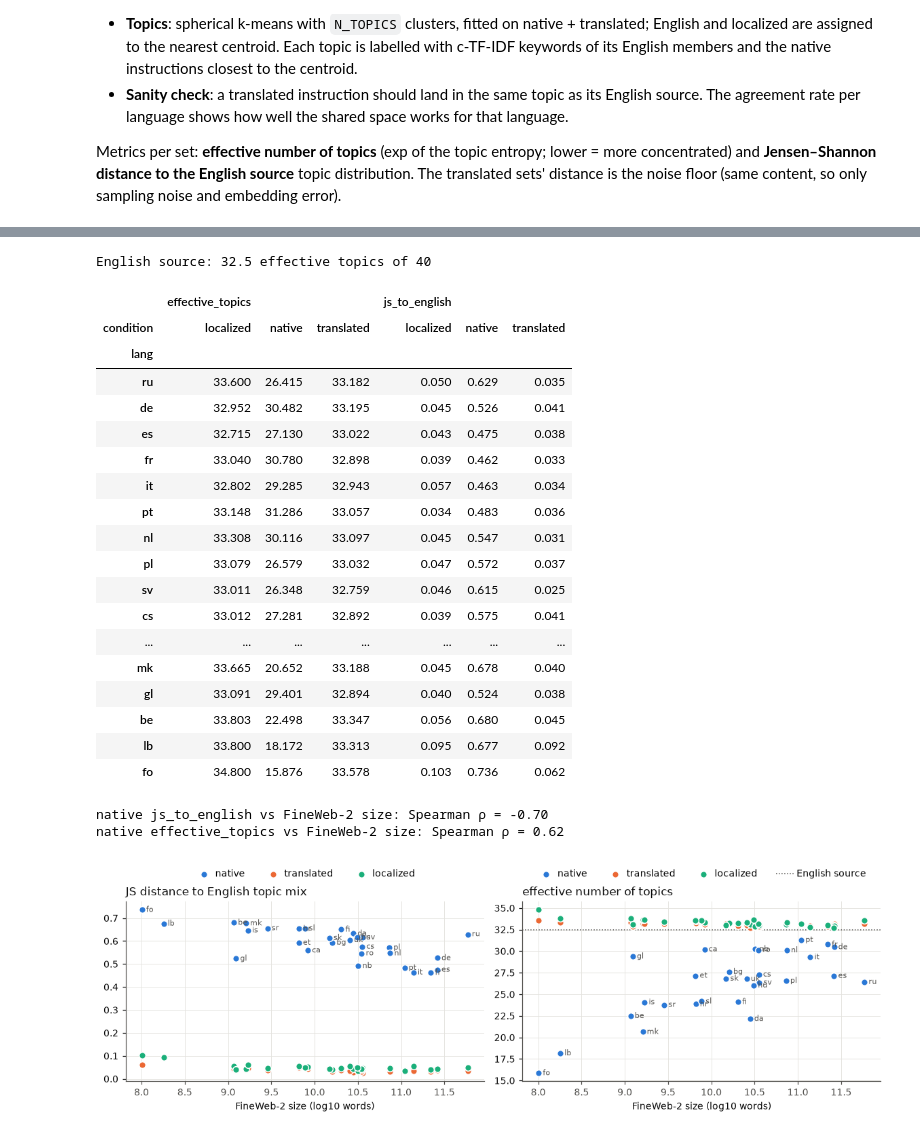
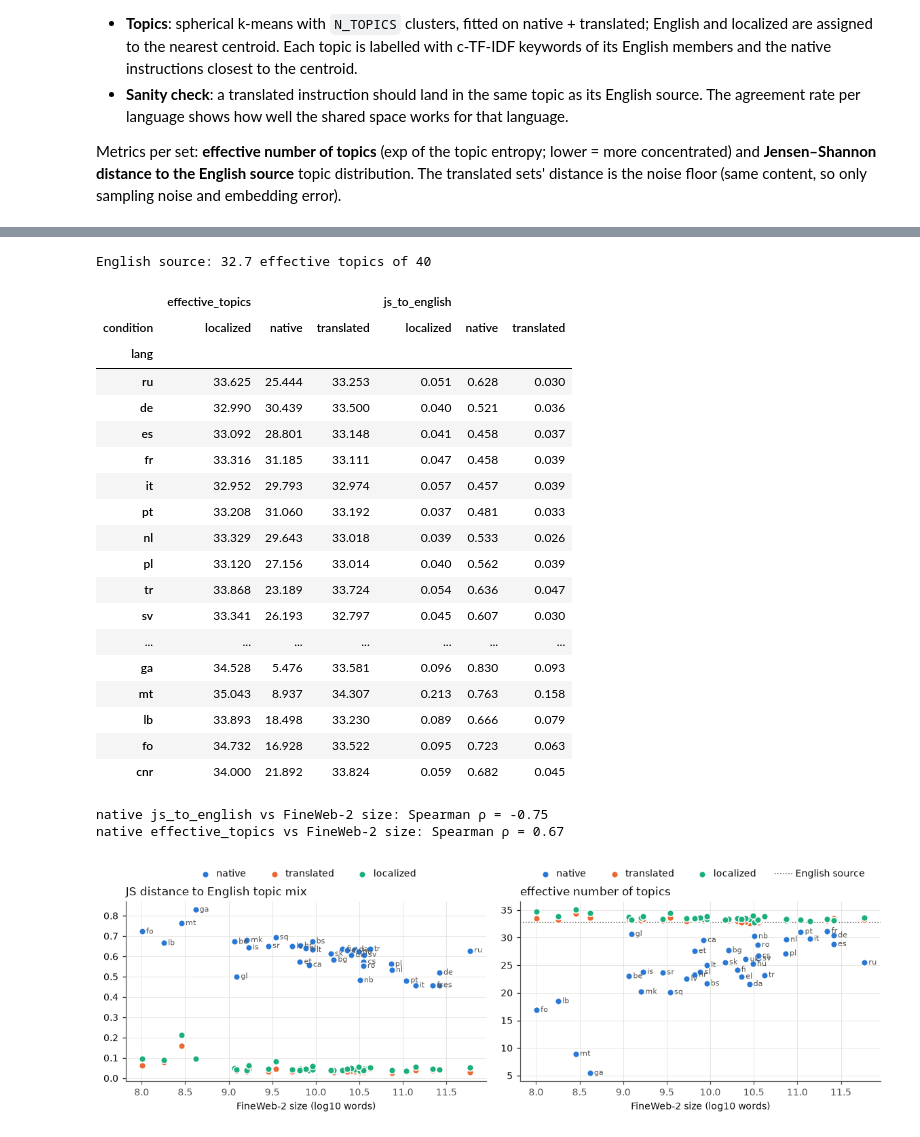
Before and after one commit to jekunz/magpie, a Jupyter notebook: analysis/compare_datasets.ipynb, the cells around one changed output, grey strips where cells are left out. Saved outputs shown, nothing was run; the diff lists cells and outputs as text; code cells hidden in the pictures.

```diff
--- a/analysis/compare_datasets.ipynb
+++ b/analysis/compare_datasets.ipynb
@@ -42,8 +43,8 @@ LANGS = {
     "ro": "Romanian", "uk": "Ukrainian", "hu": "Hungarian", "fi": "Finnish", "bg": "Bulgarian", "ca": "Catalan",
     "hr": "Croatian", "sk": "Slovak", "sr": "Serbian (Cyrillic)", "sl": "Slovenian", "et": "Estonian",
     "be": "Belarusian", "mk": "Macedonian", "gl": "Galician", "is": "Icelandic", "fo": "Faroese",
-    "lb": "Luxembourgish",
-    # add later: "el", "ga", "lv", "lt", "mt", "sq", "bs", "cnr", "tr"
+    "lb": "Luxembourgish", "tr": "Turkish", "el": "Greek", "lt": "Lithuanian", "bs": "Bosnian", "lv": "Latvian",
+    "sq": "Albanian", "ga": "Irish", "mt": "Maltese", "cnr": "Montenegrin",
 }
 
 # Resourcedness: number of words in the FineWeb-2 train split, from fineweb2-language-distribution.csv
@@ -79,7 +80,7 @@ RESOURCE = {
     "be":   1_166_541_148,  # bel_Cyrl
     "lb":     179_951_556,  # ltz_Latn
     "fo":     101_180_563,  # fao_Latn
-    # new languages, for when they are added to LANGS:
+    # added later:
     "tr":  41_933_799_420,  # tur_Latn
     "el":  22_827_957_288,  # ell_Grek
     "lt":   9_132_828_961,  # lit_Latn
@@ -93,6 +94,7 @@ RESOURCE = {
 # Tiers for grouping, derived from RESOURCE: high >= 50B words, mid >= 5B, low < 5B.
 TIER_ORDER = ["high", "mid", "low"]
 TIER = {c: "high" if w >= 50e9 else "mid" if w >= 5e9 else "low" for c, w in RESOURCE.items()}
+TIER["cnr"] = "low"   # no FineWeb-2 subset (its web text is labelled Serbian/Bosnian/Croatian); left out of size plots
 
 SEED = 42
 TOKEN_BUDGET = {"instruction": 100_000, "response": 1_000_000}   # word tokens per set for lexical metrics
@@ -899,21 +895,25 @@ for code in LANGS:
             sub = df[df["id"].isin(en_ids)]
         topic_texts[(cond, code)] = sub[["id", "instruction"]].reset_index(drop=True)
 
-keys = [f"{c}|{l}" for c, l in topic_texts]
-if TOPIC_CACHE.exists() and set(np.load(TOPIC_CACHE).files) == set(keys):
-    cache = np.load(TOPIC_CACHE)
-    topic_emb = {tuple(k.split("|")): cache[k] for k in keys}
-    print(f"Loaded embeddings from {TOPIC_CACHE}")
-else:
+def load_encoder():
     device = pick_device()
     tok = AutoTokenizer.from_pretrained(EMBED_MODEL)
-    enc_model = AutoModel.from_pretrained(EMBED_MODEL, dtype=torch.float16 if device != "cpu" else torch.float32)
-    enc_model = enc_model.to(device).eval()
-    topic_emb = {}
-    for k, (key, df) in enumerate(topic_texts.items()):
-        topic_emb[key] = embed_texts(df["instruction"].fillna("").tolist(), enc_model, tok, device)
-        print(f"\r{k + 1}/{len(topic_texts)} sets embedded on {device}", end="", flush=True)
+    model = AutoModel.from_pretrained(EMBED_MODEL, dtype=torch.float16 if device != "cpu" else torch.float32)
+    return model.to(device).eval(), tok, device
+
+# Embeddings are cached per set; only sets missing from the cache are embedded.
+cache = dict(np.load(TOPIC_CACHE)) if TOPIC_CACHE.exists() else {}
+topic_emb = {key: cache[f"{key[0]}|{key[1]}"] for key, df in topic_texts.items()
+             if len(cache.get(f"{key[0]}|{key[1]}", [])) == len(df)}
+todo = [key for key in topic_texts if key not in topic_emb]
+print(f"{len(topic_emb)} sets loaded from {TOPIC_CACHE}, {len(todo)} to embed")
+if todo:
+    enc_model, tok, device = load_encoder()
+    for k, key in enumerate(todo):
+        topic_emb[key] = embed_texts(topic_texts[key]["instruction"].fillna("").tolist(), enc_model, tok, device)
+        print(f"\r{k + 1}/{len(todo)} sets embedded on {device}", end="", flush=True)
     np.savez(TOPIC_CACHE, **{f"{c}|{l}": e for (c, l), e in topic_emb.items()})
     del enc_model
+del cache
 print({k: len(v) for k, v in list(topic_texts.items())[:4]}, "...")
 # %% [output]
@@ -1071,53 +1072,53 @@ topic_stats = pd.DataFrame([{"lang": code, "condition": cond, "effective_topics"
                             for (cond, code) in topic_lab if code != "en"])
 topic_stats.to_csv(OUT_DIR / "topic_stats.csv", index=False)
 print(f"English source: {effective_topics(p_en):.1f} effective topics of {N_TOPICS}")
 display(topic_stats.pivot(index="lang", columns="condition", values=["effective_topics", "js_to_english"])
         .loc[sorted(LANGS, key=lambda c: -RESOURCE.get(c, 0))].round(3))
 
 fig, axes = plt.subplots(1, 2, figsize=(11, 3.6))
 for ax, metric, label in [(axes[0], "js_to_english", "JS distance to English topic mix"),
                           (axes[1], "effective_topics", "effective number of topics")]:
     for cond in CONDITIONS:
-        d = topic_stats[topic_stats.condition == cond]
+        d = topic_stats[(topic_stats.condition == cond) & topic_stats.lang.isin(RESOURCE)]
         x = np.log10([RESOURCE[c] for c in d["lang"]])
         ax.scatter(x, d[metric], s=40, color=COLORS[cond], edgecolor="white", linewidth=1, zorder=3, label=cond)
         if cond == "native":
             for xi, yi, c in zip(x, d[metric], d["lang"]):
                 ax.annotate(c, (xi, yi), xytext=(4, 0), textcoords="offset points", fontsize=7, color=INK_MUTED,
                             va="center")
             r = pd.Series(x).rank().corr(d[metric].reset_index(drop=True).rank())
             print(f"native {metric} vs FineWeb-2 size: Spearman ρ = {r:.2f}")
     if metric == "effective_topics":
         ax.axhline(effective_topics(p_en), color=INK_MUTED, linewidth=1, linestyle=":", label="English source")
     ax.set_xlabel("FineWeb-2 size (log10 words)")
     ax.set_title(label, loc="left", color=INK)
     ax.legend(loc="lower center", bbox_to_anchor=(0.5, 1.08), ncol=4, handletextpad=0.2)
 fig.tight_layout()
 fig.savefig(OUT_DIR / "topics_vs_resource.pdf", bbox_inches="tight")
 # %% [output]
-English source: 32.5 effective topics of 40
+English source: 32.7 effective topics of 40
 |  | effective_topics |  |  | js_to_english |  |  |
 | condition | localized | native | translated | localized | native | translated |
 | lang |  |  |  |  |  |  |
-| ru | 33.600 | 26.415 | 33.182 | 0.050 | 0.629 | 0.035 |
-| de | 32.952 | 30.482 | 33.195 | 0.045 | 0.526 | 0.041 |
-| es | 32.715 | 27.130 | 33.022 | 0.043 | 0.475 | 0.038 |
-| fr | 33.040 | 30.780 | 32.898 | 0.039 | 0.462 | 0.033 |
-| it | 32.802 | 29.285 | 32.943 | 0.057 | 0.463 | 0.034 |
-| pt | 33.148 | 31.286 | 33.057 | 0.034 | 0.483 | 0.036 |
-| nl | 33.308 | 30.116 | 33.097 | 0.045 | 0.547 | 0.031 |
-| pl | 33.079 | 26.579 | 33.032 | 0.047 | 0.572 | 0.037 |
-| sv | 33.011 | 26.348 | 32.759 | 0.046 | 0.615 | 0.025 |
-| cs | 33.012 | 27.281 | 32.892 | 0.039 | 0.575 | 0.041 |
+| ru | 33.625 | 25.444 | 33.253 | 0.051 | 0.628 | 0.030 |
+| de | 32.990 | 30.439 | 33.500 | 0.040 | 0.521 | 0.036 |
+| es | 33.092 | 28.801 | 33.148 | 0.041 | 0.458 | 0.037 |
+| fr | 33.316 | 31.185 | 33.111 | 0.047 | 0.458 | 0.039 |
+| it | 32.952 | 29.793 | 32.974 | 0.057 | 0.457 | 0.039 |
+| pt | 33.208 | 31.060 | 33.192 | 0.037 | 0.481 | 0.033 |
+| nl | 33.329 | 29.643 | 33.018 | 0.039 | 0.533 | 0.026 |
+| pl | 33.120 | 27.156 | 33.014 | 0.040 | 0.562 | 0.039 |
+| tr | 33.868 | 23.189 | 33.724 | 0.054 | 0.636 | 0.047 |
+| sv | 33.341 | 26.193 | 32.797 | 0.045 | 0.607 | 0.030 |
 | ... | ... | ... | ... | ... | ... | ... |
-| mk | 33.665 | 20.652 | 33.188 | 0.045 | 0.678 | 0.040 |
-| gl | 33.091 | 29.401 | 32.894 | 0.040 | 0.524 | 0.038 |
-| be | 33.803 | 22.498 | 33.347 | 0.056 | 0.680 | 0.045 |
-| lb | 33.800 | 18.172 | 33.313 | 0.095 | 0.677 | 0.092 |
-| fo | 34.800 | 15.876 | 33.578 | 0.103 | 0.736 | 0.062 |
+| ga | 34.528 | 5.476 | 33.581 | 0.096 | 0.830 | 0.093 |
+| mt | 35.043 | 8.937 | 34.307 | 0.213 | 0.763 | 0.158 |
+| lb | 33.893 | 18.498 | 33.230 | 0.089 | 0.666 | 0.079 |
+| fo | 34.732 | 16.928 | 33.522 | 0.095 | 0.723 | 0.063 |
+| cnr | 34.000 | 21.892 | 33.824 | 0.059 | 0.682 | 0.045 |
-native js_to_english vs FineWeb-2 size: Spearman ρ = -0.70
-native effective_topics vs FineWeb-2 size: Spearman ρ = 0.62
+native js_to_english vs FineWeb-2 size: Spearman ρ = -0.75
+native effective_topics vs FineWeb-2 size: Spearman ρ = 0.67
-[figure, old version]
+[figure, new version]
 # %%
 # Which topics does native generation over- or under-represent, per language? (log2 native / translated share)
 from matplotlib.colors import LinearSegmentedColormap, TwoSlopeNorm
```
Also changed, not shown: parts of 38 cells of this notebook, 18 other files.
